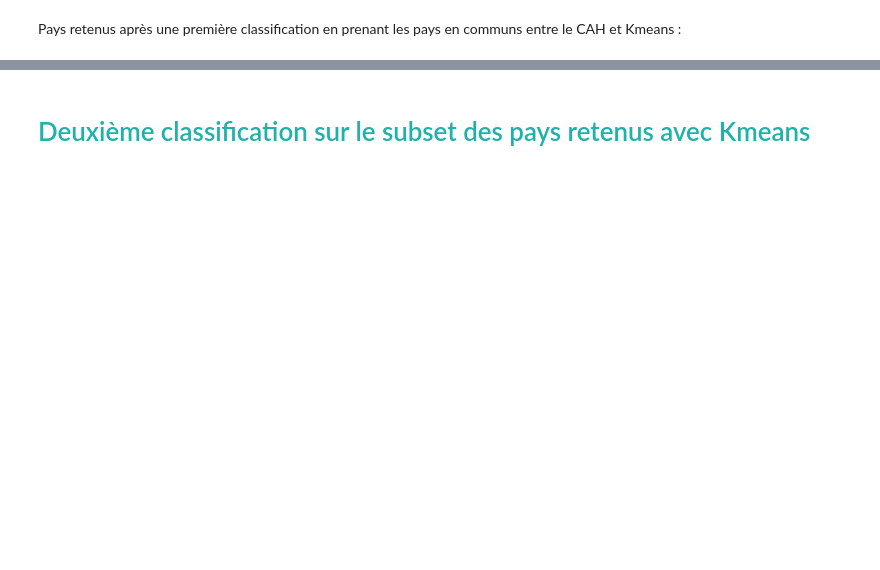
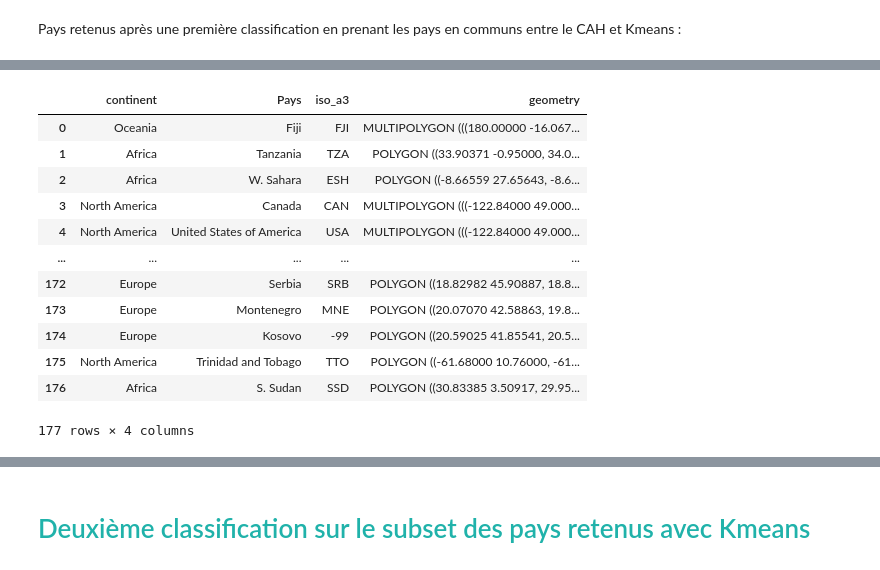
Before and after one commit to Randasabag/Etude-de-march-de-la-poule-qui-chante-avec-Python, a Jupyter notebook: projet9V1.ipynb, the cells around one changed output, grey strips where cells are left out. Drawn from its saved outputs; the diff is of its cells as text; code cells hidden in the pictures; blank space fills up the shorter version.

```diff
--- a/projet9V1.ipynb
+++ b/projet9V1.ipynb
@@ -2003,0 +2013,22 @@ df_retenus_final.shape
+# %%
+import geopandas as gpd
+import geoplot
+
+#Dataset naturalearth_lowres
+world = gpd.read_file(gpd.datasets.get_path('naturalearth_lowres')).drop(['pop_est', 'gdp_md_est'], axis=1)
+world.rename(columns={'name': 'Pays'}, inplace=True)
+world
+# %% [output]
+|  | continent | Pays | iso_a3 | geometry |
+| 0 | Oceania | Fiji | FJI | MULTIPOLYGON (((180.00000 -16.067... |
+| 1 | Africa | Tanzania | TZA | POLYGON ((33.90371 -0.95000, 34.0... |
+| 2 | Africa | W. Sahara | ESH | POLYGON ((-8.66559 27.65643, -8.6... |
+| 3 | North America | Canada | CAN | MULTIPOLYGON (((-122.84000 49.000... |
+| 4 | North America | United States of America | USA | MULTIPOLYGON (((-122.84000 49.000... |
+| ... | ... | ... | ... | ... |
+| 172 | Europe | Serbia | SRB | POLYGON ((18.82982 45.90887, 18.8... |
+| 173 | Europe | Montenegro | MNE | POLYGON ((20.07070 42.58863, 19.8... |
+| 174 | Europe | Kosovo | -99 | POLYGON ((20.59025 41.85541, 20.5... |
+| 175 | North America | Trinidad and Tobago | TTO | POLYGON ((-61.68000 10.76000, -61... |
+| 176 | Africa | S. Sudan | SSD | POLYGON ((30.83385 3.50917, 29.95... |
+177 rows × 4 columns
```
Also changed, not shown: parts of 30 cells of this notebook.
